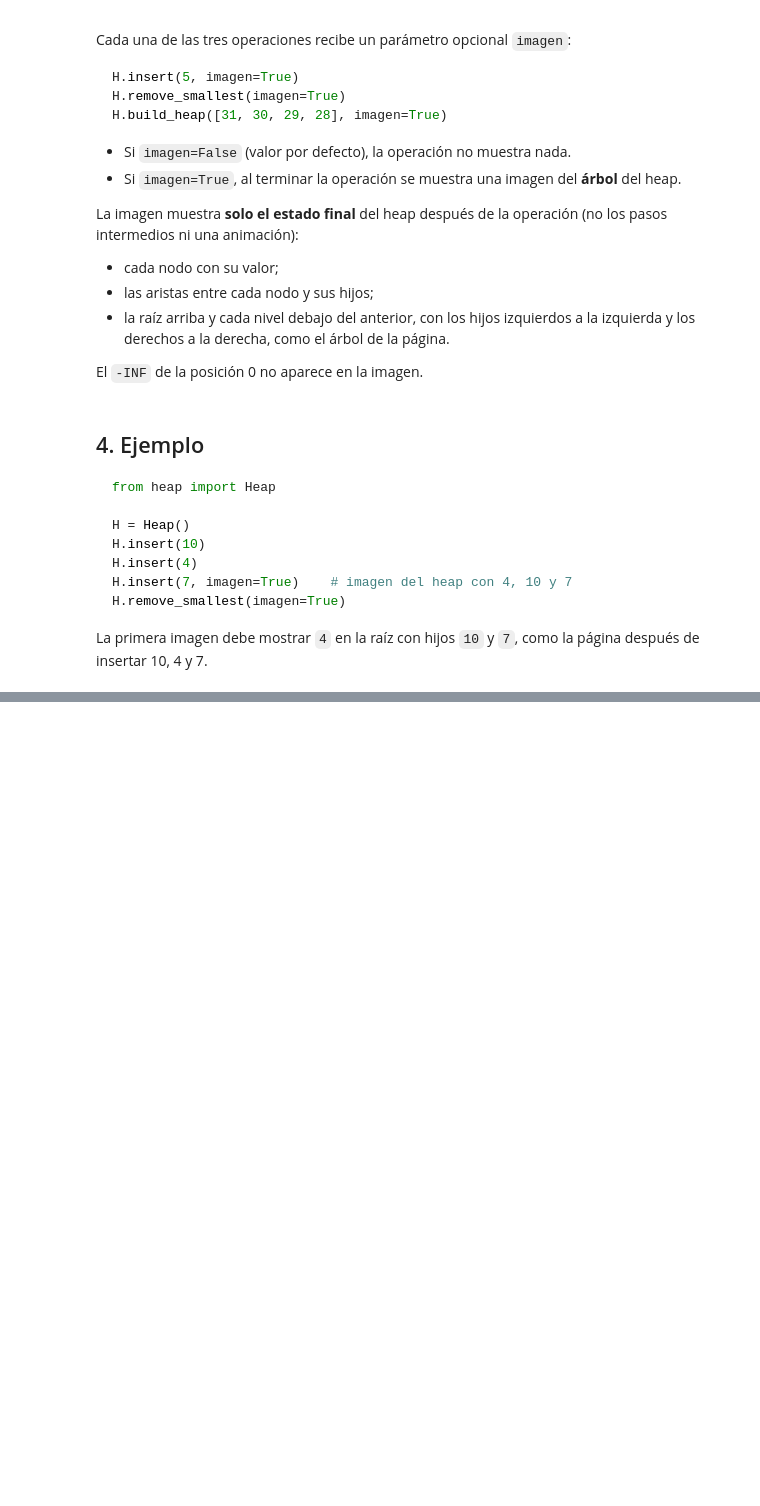
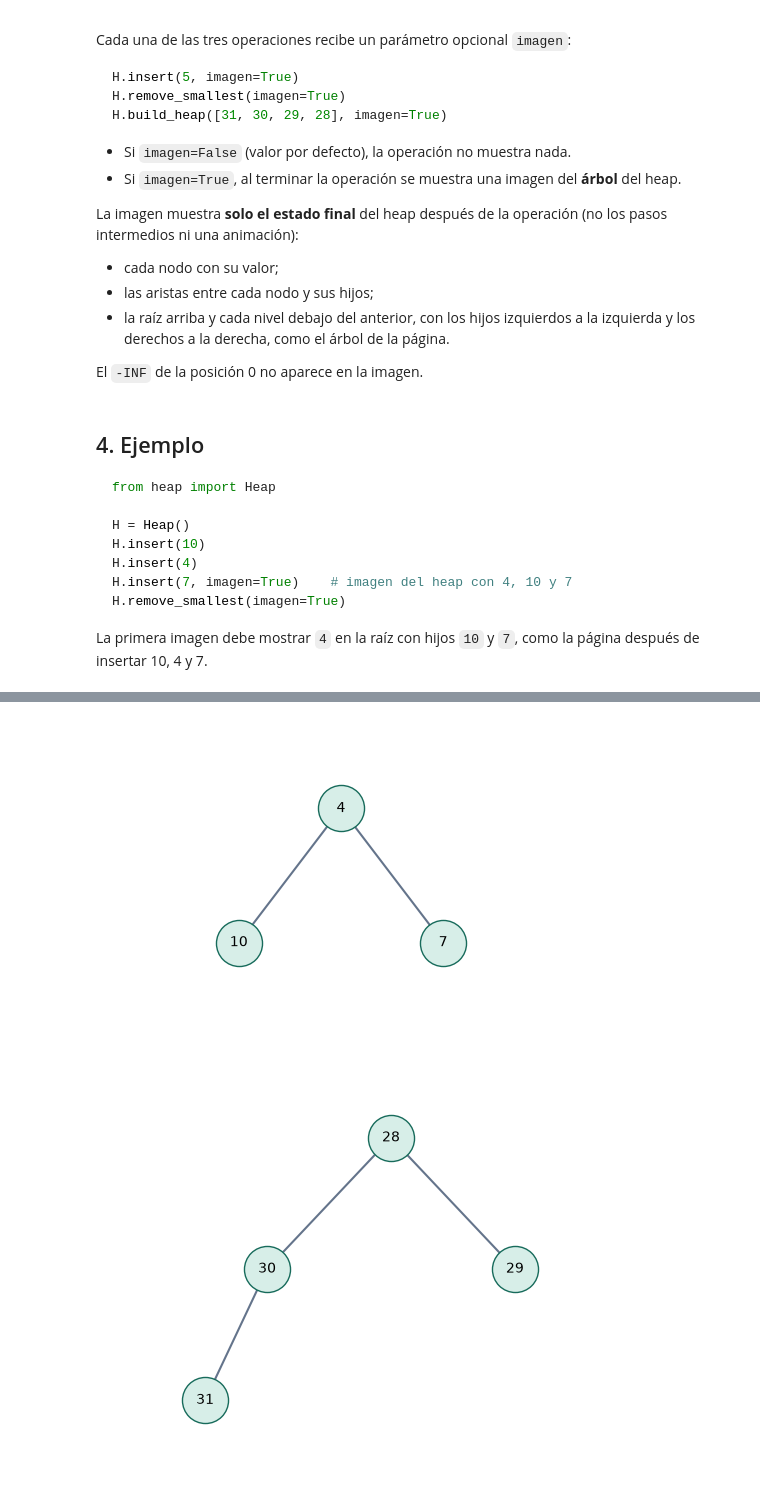
Before and after one commit to Johane-salazarr/ED_2026_02_v2, a Jupyter notebook: student_work/Proyectos/Proyecto2/Proyecto_2_Heap.ipynb, the cells around one changed output, grey strips where cells are left out. Saved outputs shown, nothing was run; the diff lists cells and outputs as text; code cells hidden in the pictures; blank space fills up the shorter version.

```diff
--- a/student_work/Proyectos/Proyecto2/Proyecto_2_Heap.ipynb
+++ b/student_work/Proyectos/Proyecto2/Proyecto_2_Heap.ipynb
@@ -92,10 +165,28 @@ class Heap:
 # %%
 import importlib
+import sys
+from pathlib import Path
+
+module_dir = (Path.cwd() / '../student_work/Proyecto2').resolve()
+sys.path.insert(0, str(module_dir))
+
 import heap
-importlib.reload(heap)          # vuelve a leer heap.py si lo cambió
+importlib.reload(heap)
 from heap import Heap
 
 H = Heap()
+
 H.insert(10)
 H.insert(4)
 H.insert(7, imagen=True)
+
+assert H.arreglo == [float('-inf'), 4, 10, 7]
+
+assert H.remove_smallest() == 4
+
+H.build_heap([31, 30, 29, 28], imagen=True)
+
+assert H.arreglo[1] == 28
+# %% [output]
+[figure, added]
+[figure, added]
```
Also changed, not shown: parts of 2 cells of this notebook, 3 other files.
